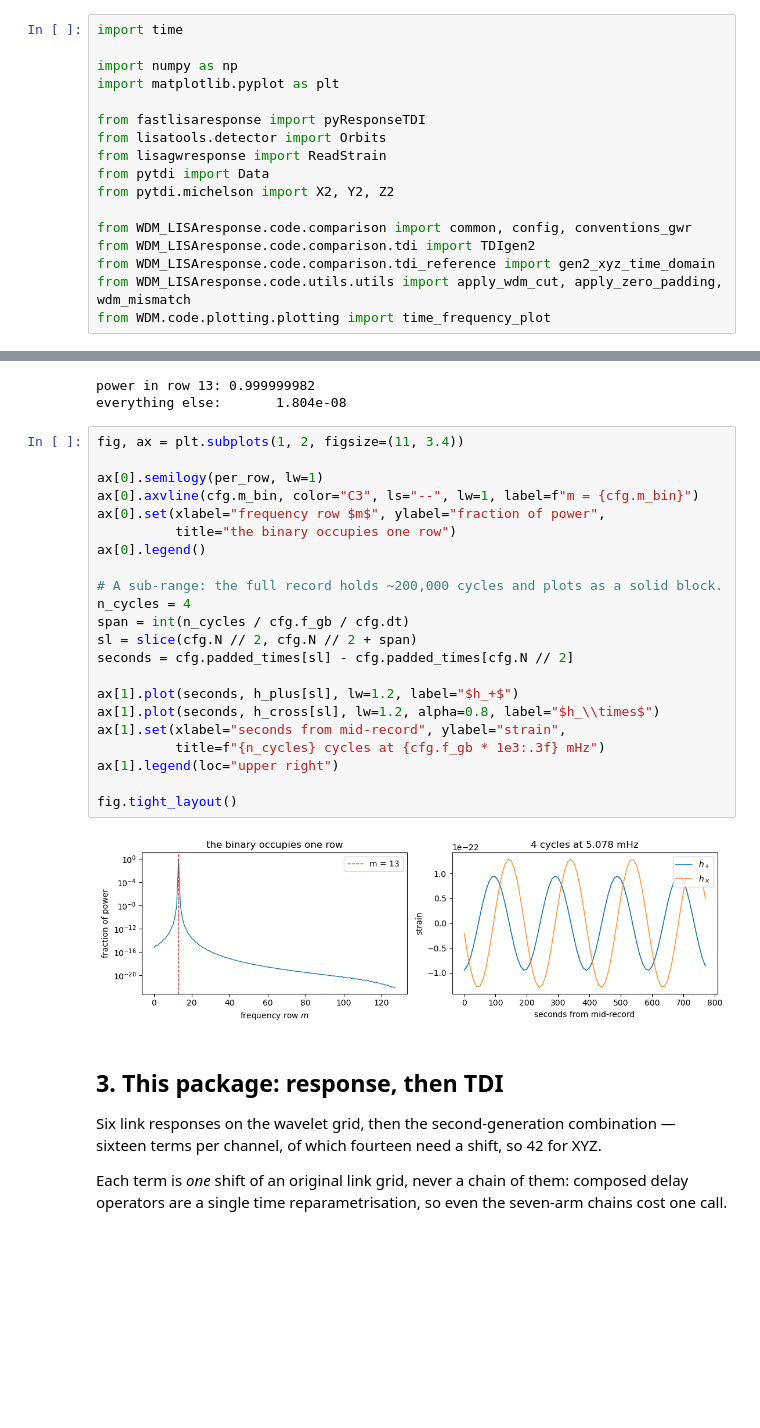
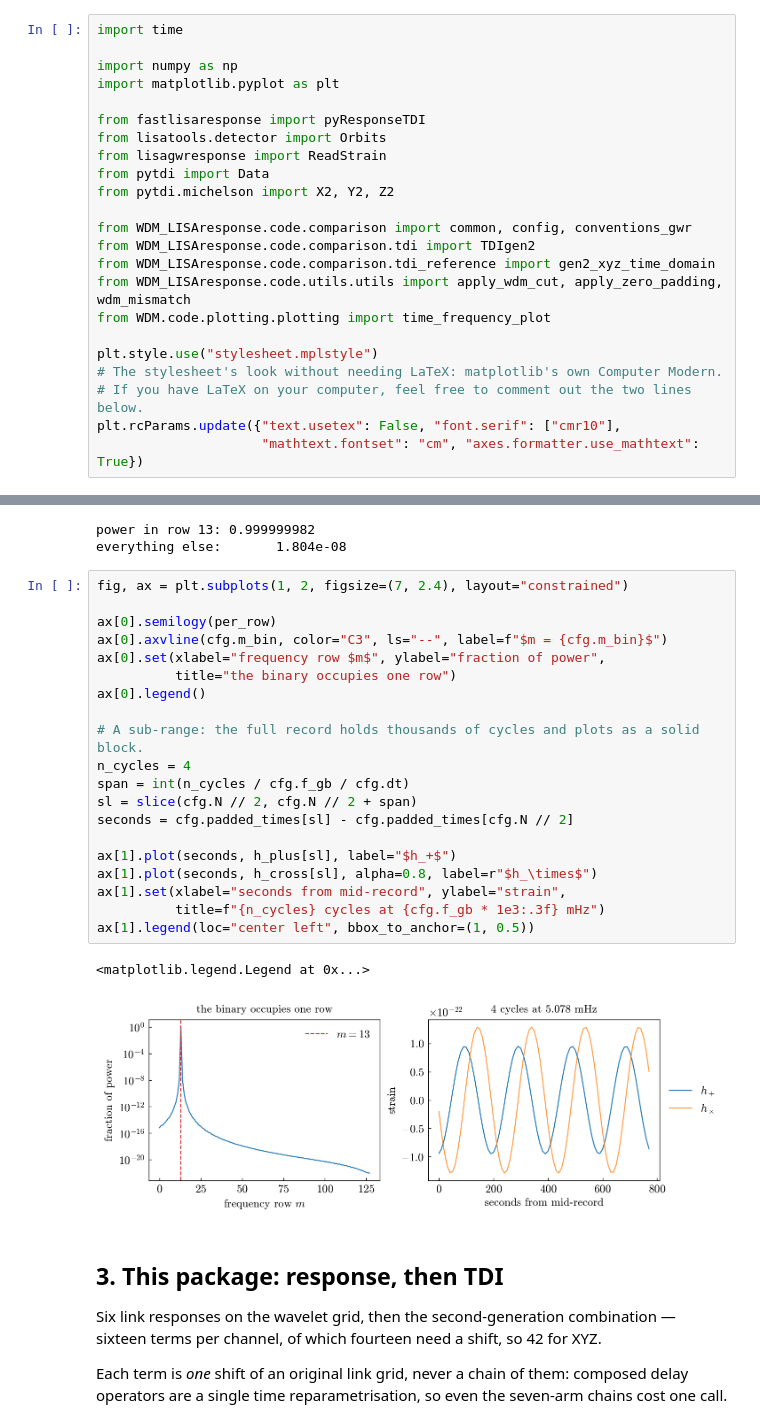
Before and after one commit to tomaszkinowski/WDM_LISAresponse, a Jupyter notebook: examples/response_comparison.ipynb, the cells around one changed output, grey strips where cells are left out. Cells and saved outputs as stored; diff of their text form; blank space fills up the shorter version.

Commit message:
Increased dpi on figures and removed latex from default plotting

```diff
--- a/examples/response_comparison.ipynb
+++ b/examples/response_comparison.ipynb
@@ -50,6 +50,12 @@ from WDM_LISAresponse.code.comparison.tdi import TDIgen2
 from WDM_LISAresponse.code.comparison.tdi_reference import gen2_xyz_time_domain
 from WDM_LISAresponse.code.utils.utils import apply_wdm_cut, apply_zero_padding, wdm_mismatch
 from WDM.code.plotting.plotting import time_frequency_plot
+
+plt.style.use("stylesheet.mplstyle")
+# The stylesheet's look without needing LaTeX: matplotlib's own Computer Modern.
+# If you have LaTeX on your computer, feel free to comment out the two lines below.
+plt.rcParams.update({"text.usetex": False, "font.serif": ["cmr10"],
+                     "mathtext.fontset": "cm", "axes.formatter.use_mathtext": True})
 # %% [markdown]
 ## 1. Configuration
 
@@ -115,29 +121,28 @@ print(f"everything else:       {1 - per_row[cfg.m_bin]:.3e}")
 power in row 13: 0.999999982
 everything else:       1.804e-08
 # %%
-fig, ax = plt.subplots(1, 2, figsize=(11, 3.4))
+fig, ax = plt.subplots(1, 2, figsize=(7, 2.4), layout="constrained")
 
-ax[0].semilogy(per_row, lw=1)
-ax[0].axvline(cfg.m_bin, color="C3", ls="--", lw=1, label=f"m = {cfg.m_bin}")
+ax[0].semilogy(per_row)
+ax[0].axvline(cfg.m_bin, color="C3", ls="--", label=f"$m = {cfg.m_bin}$")
 ax[0].set(xlabel="frequency row $m$", ylabel="fraction of power",
           title="the binary occupies one row")
 ax[0].legend()
 
-# A sub-range: the full record holds ~200,000 cycles and plots as a solid block.
+# A sub-range: the full record holds thousands of cycles and plots as a solid block.
 n_cycles = 4
 span = int(n_cycles / cfg.f_gb / cfg.dt)
 sl = slice(cfg.N // 2, cfg.N // 2 + span)
 seconds = cfg.padded_times[sl] - cfg.padded_times[cfg.N // 2]
 
-ax[1].plot(seconds, h_plus[sl], lw=1.2, label="$h_+$")
-ax[1].plot(seconds, h_cross[sl], lw=1.2, alpha=0.8, label="$h_\\times$")
+ax[1].plot(seconds, h_plus[sl], label="$h_+$")
+ax[1].plot(seconds, h_cross[sl], alpha=0.8, label=r"$h_\times$")
 ax[1].set(xlabel="seconds from mid-record", ylabel="strain",
           title=f"{n_cycles} cycles at {cfg.f_gb * 1e3:.3f} mHz")
-ax[1].legend(loc="upper right")
-
-fig.tight_layout()
+ax[1].legend(loc="center left", bbox_to_anchor=(1, 0.5))
 # %% [output]
+<matplotlib.legend.Legend at 0x...>
-[figure, old version]
+[figure, new version]
 # %% [markdown]
 ## 3. This package: response, then TDI
 
```
Also changed, not shown: parts of 11 cells of this notebook, 1 other file.
